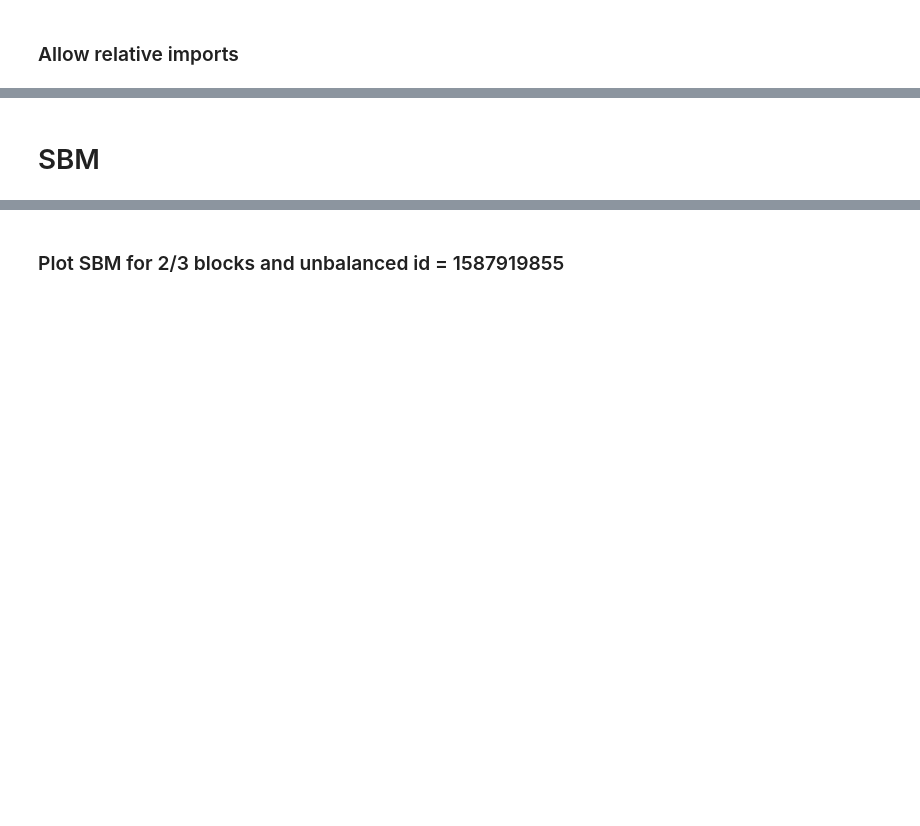
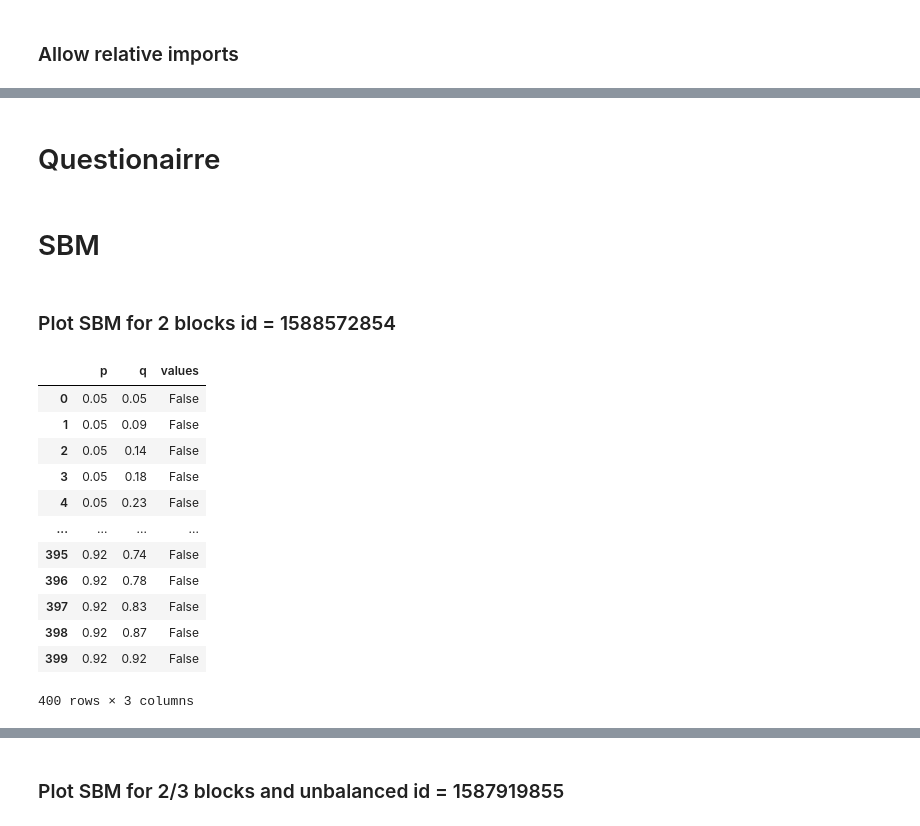
Before and after one commit to dfioravanti/tangles, a Jupyter notebook: notebooks/Plot results.ipynb, the cells around one changed output, grey strips where cells are left out. Drawn from its saved outputs; the diff is of its cells as text; code cells hidden in the pictures; blank space fills up the shorter version.

```diff
--- a/notebooks/Plot results.ipynb
+++ b/notebooks/Plot results.ipynb
@@ -70,0 +76,13 @@ full_df
+# %%
+block_size = 100
+xs = np.arange(1, 21)
+i = (np.log(block_size) / block_size * np.arange(1, 21)).round(2)
+
+idx = np.arange(len(xs))
+mask = np.zeros((len(xs), len(xs)), dtype=bool)
+
+for a, b in product(xs, xs):
+    if a >= b:
+        mask[a-1, b-1] = (np.abs(np.sqrt(a) - np.sqrt(b)) >= np.sqrt(2))
+theory_df = pd.DataFrame(mask, columns=i, index=i).T.sort_index(ascending=False).sort_index(axis=1, ascending=True)
+values_theory = theory_df.to_numpy()
@@ -70,0 +107,2 @@ full_df
+# %% [markdown]
+# Questionairre
@@ -71,2 +123,40 @@ full_df
 # %% [markdown]
 # SBM
+# %% [markdown]
+### Plot SBM for 2 blocks id = 1588572854
+# %%
+import altair as alt
+
+block_size = 100
+xs = np.arange(1, 21)
+i = (np.log(block_size) / block_size * np.arange(1, 21)).round(2)
+
+
+idx = np.arange(len(xs))
+mask = []
+i = 0
+
+for a, b in product(xs, xs):
+    i += 1
+    p = (np.log(block_size) / block_size * a).round(2)
+    q = (np.log(block_size) / block_size * b).round(2)
+    if a >= b:
+        mask.append([p, q, (np.abs(np.sqrt(a) - np.sqrt(b)) >= np.sqrt(2))])
+    else:
+        mask.append([p, q, False])
+df = pd.DataFrame(mask, columns=['p', 'q', 'values'])
+df
+# %% [output]
+|  | p | q | values |
+| 0 | 0.05 | 0.05 | False |
+| 1 | 0.05 | 0.09 | False |
+| 2 | 0.05 | 0.14 | False |
+| 3 | 0.05 | 0.18 | False |
+| 4 | 0.05 | 0.23 | False |
+| ... | ... | ... | ... |
+| 395 | 0.92 | 0.74 | False |
+| 396 | 0.92 | 0.78 | False |
+| 397 | 0.92 | 0.83 | False |
+| 398 | 0.92 | 0.87 | False |
+| 399 | 0.92 | 0.92 | False |
+400 rows × 3 columns
```
Also changed, not shown: parts of 15 cells of this notebook, 2 other files.
